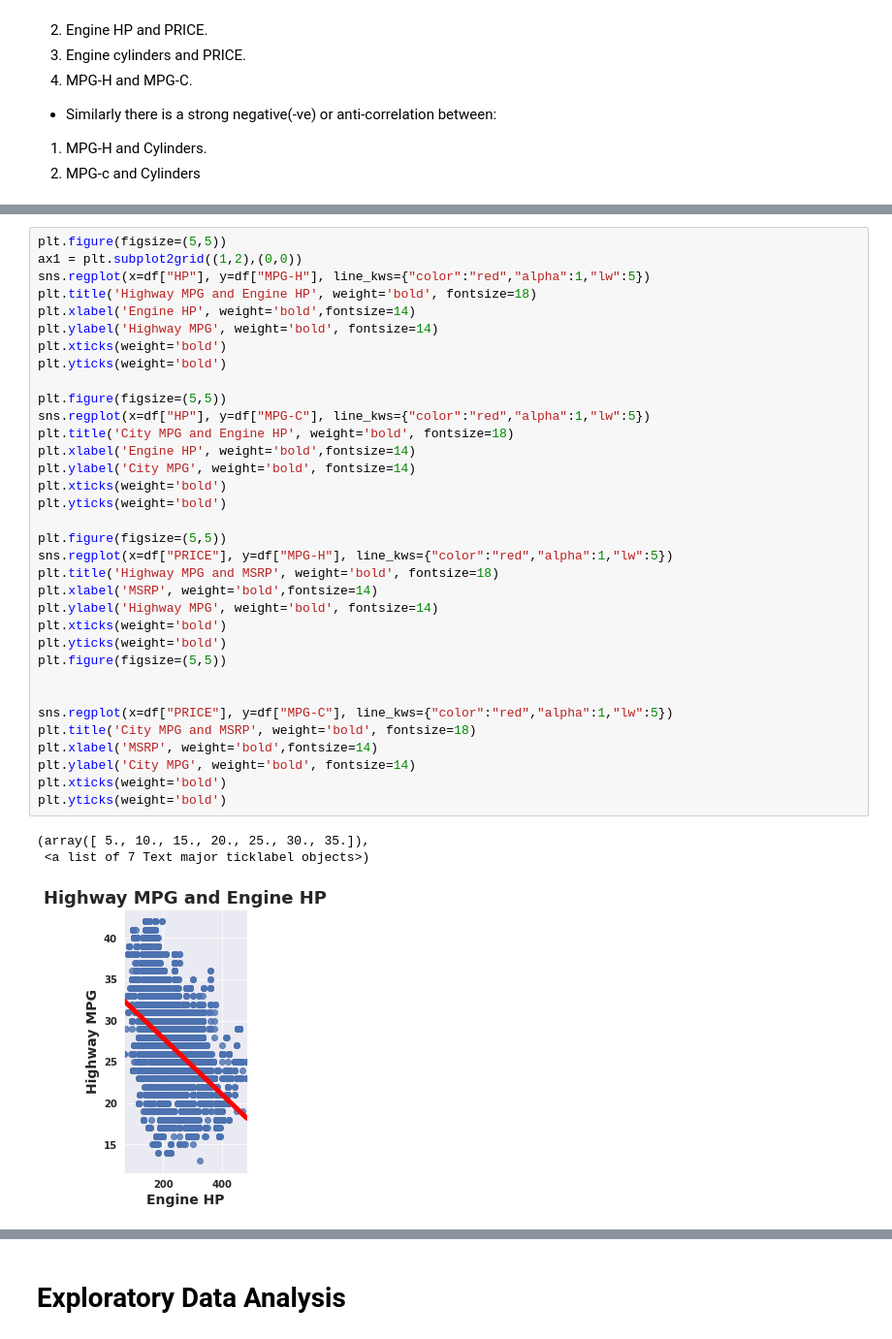
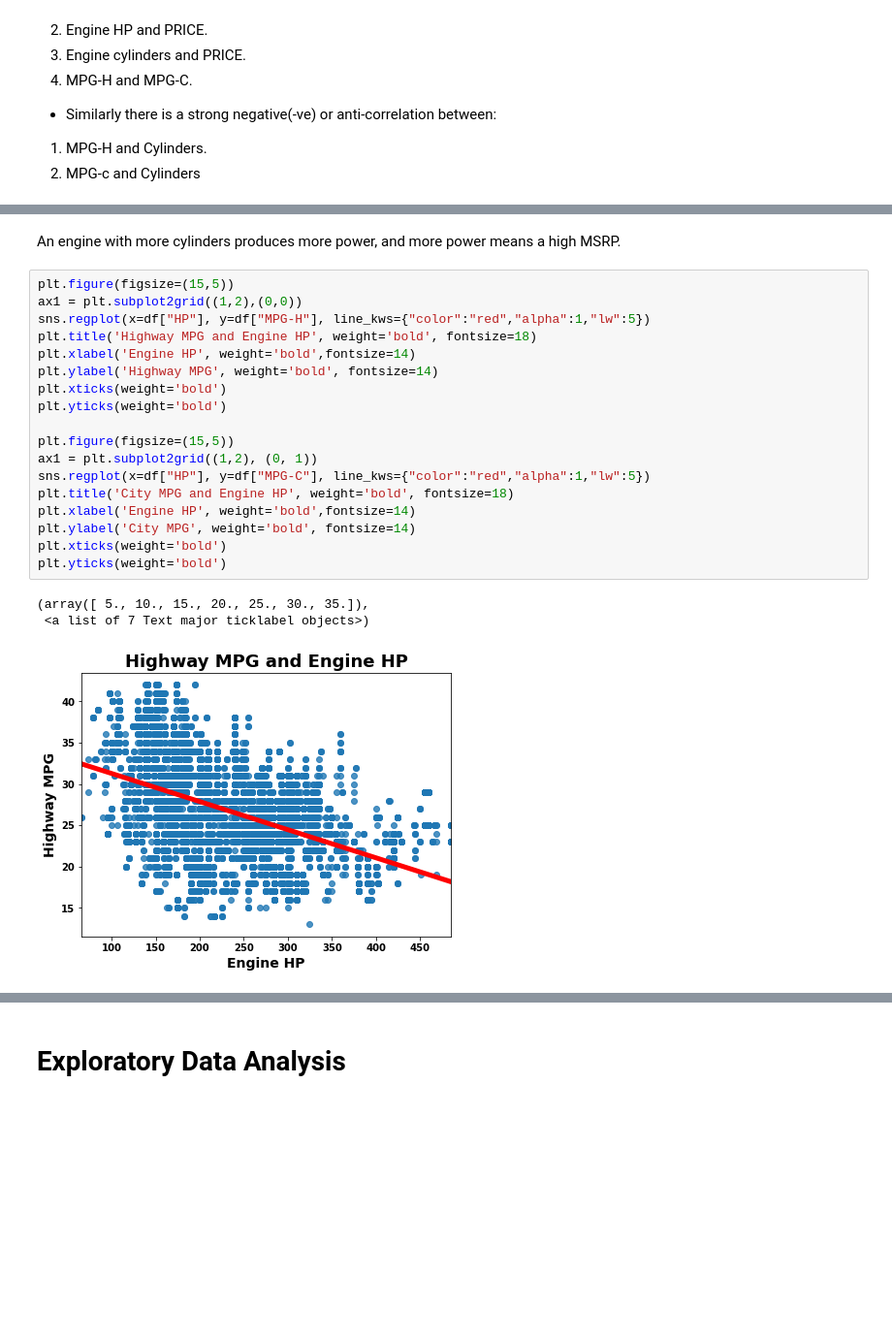
Before and after one commit to Sahiti99/EDA-on-cardata, a Jupyter notebook: Untitled1.ipynb, the cells around one changed output, grey strips where cells are left out. Shown at 97% size. Drawn from its saved outputs; the diff is of its cells as text; blank space fills up the shorter version.

```diff
--- a/Untitled1.ipynb
+++ b/Untitled1.ipynb
@@ -431,38 +467,24 @@ plt.yticks(weight='bold')
+# %% [markdown]
+An engine with more cylinders produces more power, and more power means a high MSRP.
 # %%
-plt.figure(figsize=(5,5))
+plt.figure(figsize=(15,5))
 ax1 = plt.subplot2grid((1,2),(0,0))
 sns.regplot(x=df["HP"], y=df["MPG-H"], line_kws={"color":"red","alpha":1,"lw":5})
 plt.title('Highway MPG and Engine HP', weight='bold', fontsize=18)
 plt.xlabel('Engine HP', weight='bold',fontsize=14)
 plt.ylabel('Highway MPG', weight='bold', fontsize=14)
 plt.xticks(weight='bold')
 plt.yticks(weight='bold')
 
-plt.figure(figsize=(5,5))
+plt.figure(figsize=(15,5))
+ax1 = plt.subplot2grid((1,2), (0, 1))
 sns.regplot(x=df["HP"], y=df["MPG-C"], line_kws={"color":"red","alpha":1,"lw":5})
 plt.title('City MPG and Engine HP', weight='bold', fontsize=18)
 plt.xlabel('Engine HP', weight='bold',fontsize=14)
 plt.ylabel('City MPG', weight='bold', fontsize=14)
 plt.xticks(weight='bold')
 plt.yticks(weight='bold')
-
-plt.figure(figsize=(5,5))
-sns.regplot(x=df["PRICE"], y=df["MPG-H"], line_kws={"color":"red","alpha":1,"lw":5})
-plt.title('Highway MPG and MSRP', weight='bold', fontsize=18)
-plt.xlabel('MSRP', weight='bold',fontsize=14)
-plt.ylabel('Highway MPG', weight='bold', fontsize=14)
-plt.xticks(weight='bold')
-plt.yticks(weight='bold')
-plt.figure(figsize=(5,5))
-
-
-sns.regplot(x=df["PRICE"], y=df["MPG-C"], line_kws={"color":"red","alpha":1,"lw":5})
-plt.title('City MPG and MSRP', weight='bold', fontsize=18)
-plt.xlabel('MSRP', weight='bold',fontsize=14)
-plt.ylabel('City MPG', weight='bold', fontsize=14)
-plt.xticks(weight='bold')
-plt.yticks(weight='bold')
 # %% [output]
 (array([ 5., 10., 15., 20., 25., 30., 35.]),
  <a list of 7 Text major ticklabel objects>)
-[figure, old version]
+[figure, new version]
```
Also changed, not shown: parts of 10 cells of this notebook.
